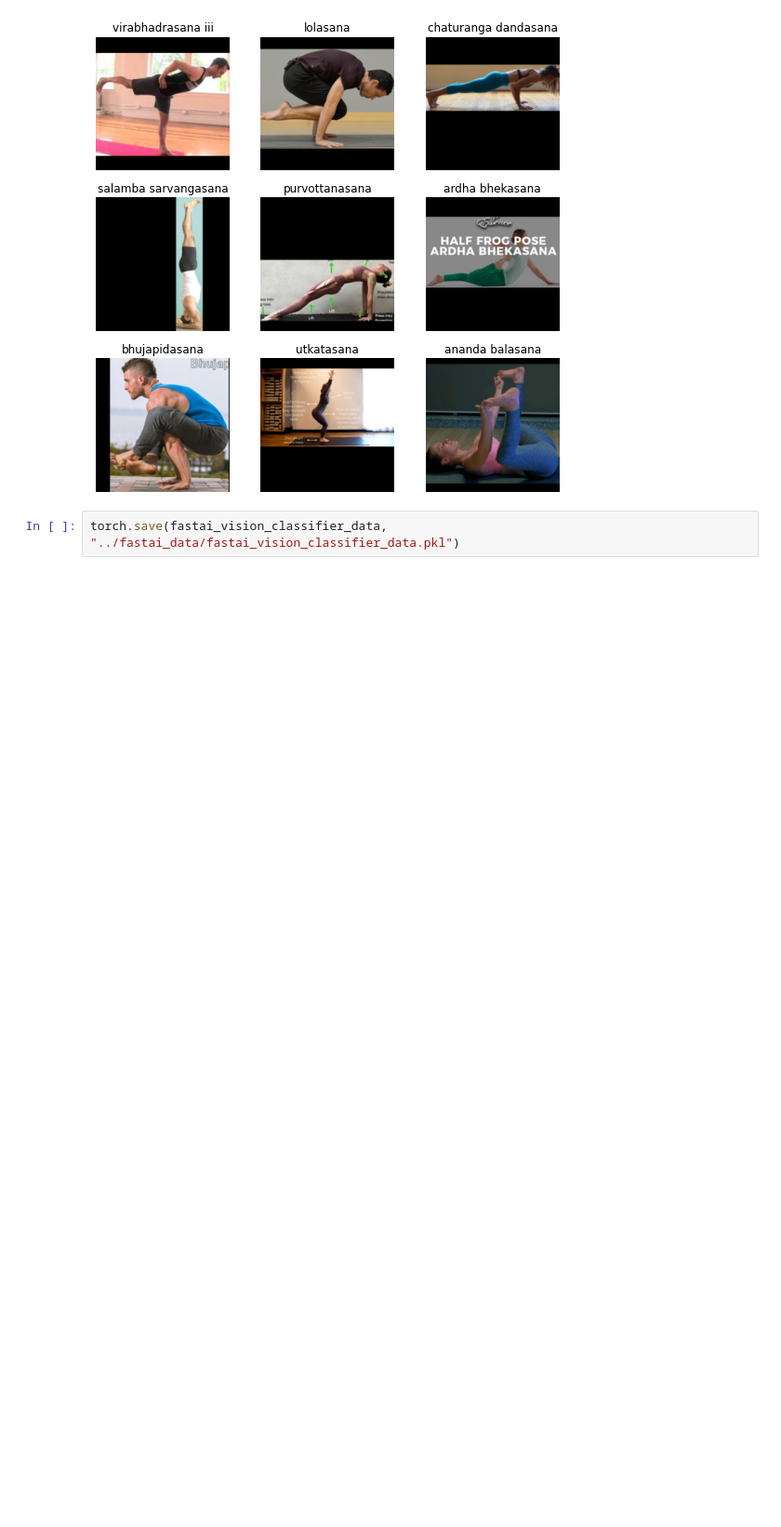
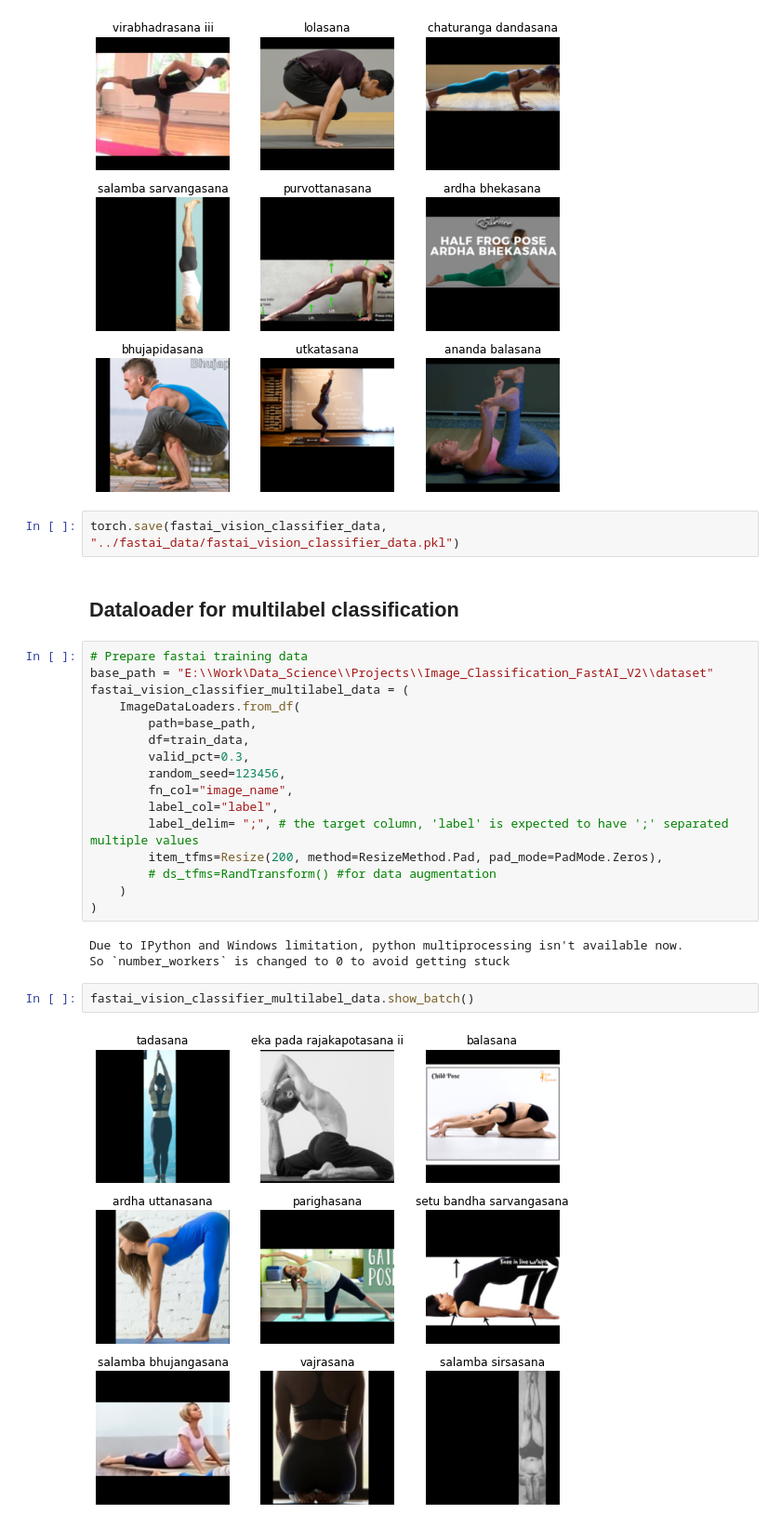
Before and after one commit to Ritaprava95/Yoga_Pose_Image_Classification_FastAI_V2, a Jupyter notebook: 01_DataPreparation.ipynb, the cells around one changed output. Shown: that part at 93% size. Drawn from its saved outputs; the diff is of its cells as text; blank space fills up the shorter version.

Commit message:
multilabel classifier dataloader

```diff
--- a/01_DataPreparation.ipynb
+++ b/01_DataPreparation.ipynb
@@ -190,3 +182,28 @@ fastai_vision_classifier_data.show_batch()
 [figure]
 # %%
 torch.save(fastai_vision_classifier_data, "../fastai_data/fastai_vision_classifier_data.pkl")
+# %% [markdown]
+## Dataloader for multilabel classification
+# %%
+# Prepare fastai training data
+base_path = "E:\\Work\Data_Science\\Projects\\Image_Classification_FastAI_V2\\dataset"
+fastai_vision_classifier_multilabel_data = (
+    ImageDataLoaders.from_df(
+        path=base_path,
+        df=train_data,
+        valid_pct=0.3,
+        random_seed=123456,
+        fn_col="image_name",
+        label_col="label",
+        label_delim= ";", # the target column, 'label' is expected to have ';' separated multiple values
+        item_tfms=Resize(200, method=ResizeMethod.Pad, pad_mode=PadMode.Zeros),
+        # ds_tfms=RandTransform() #for data augmentation
+    )
+)
+# %% [output]
+Due to IPython and Windows limitation, python multiprocessing isn't available now.
+So `number_workers` is changed to 0 to avoid getting stuck
+# %%
+fastai_vision_classifier_multilabel_data.show_batch()
+# %% [output]
+[figure, added]
```
Also changed, not shown: parts of 6 cells of this notebook.
